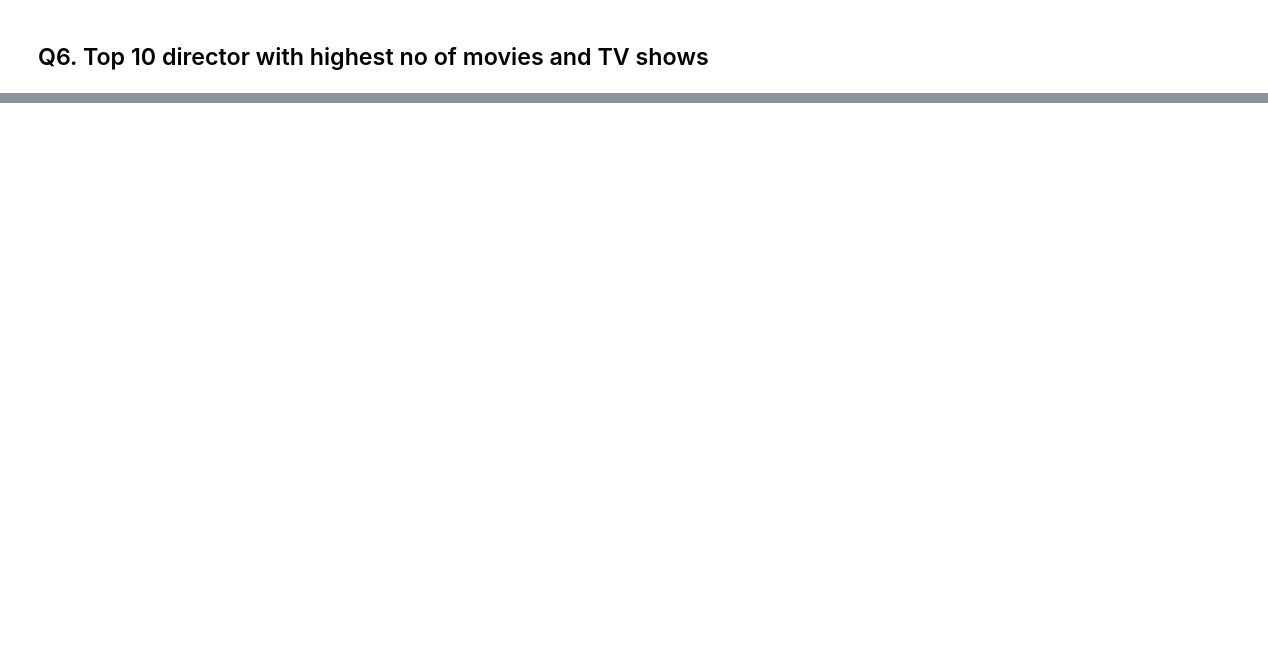
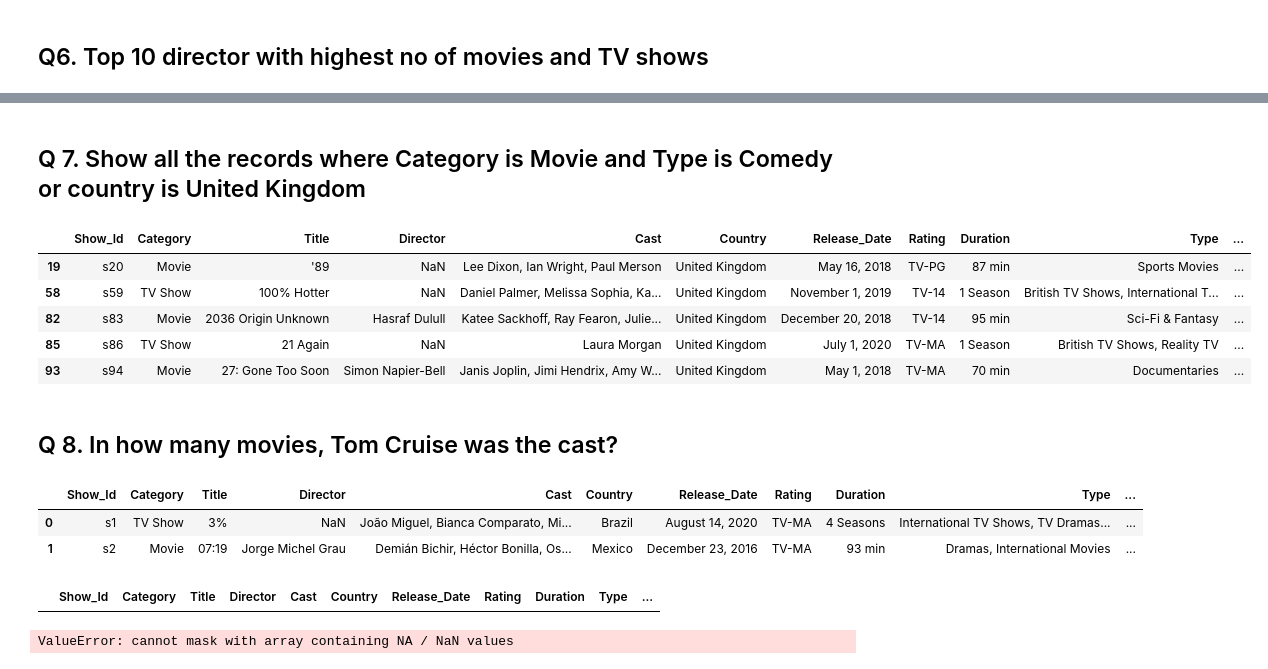
Before and after one commit to hddixit007/Data-Analysis_Netflix-Dataset, a Jupyter notebook: netflix data analysis.ipynb, the cells around one changed output, grey strips where cells are left out. Drawn from its saved outputs; the diff is of its cells as text; code cells hidden in the pictures; blank space fills up the shorter version.

```diff
--- a/netflix data analysis.ipynb
+++ b/netflix data analysis.ipynb
@@ -389 +414,33 @@ Robert Rodriguez           8
 Name: Director, dtype: int64
+# %% [markdown]
+## Q 7. Show all the records where Category is Movie and Type is Comedy or country is United Kingdom
+# %%
+data[(data['Category']=='Movie') & (data['Type']=='Comedy') | (data['Country']=='United Kingdom')].head()
+# %% [output]
+|  | Show_Id | Category | Title | Director | Cast | Country | Release_Date | Rating | Duration | Type | ... |
+| 19 | s20 | Movie | '89 | NaN | Lee Dixon, Ian Wright, Paul Merson | United Kingdom | May 16, 2018 | TV-PG | 87 min | Sports Movies | ... |
+| 58 | s59 | TV Show | 100% Hotter | NaN | Daniel Palmer, Melissa Sophia, Ka... | United Kingdom | November 1, 2019 | TV-14 | 1 Season | British TV Shows, International T... | ... |
+| 82 | s83 | Movie | 2036 Origin Unknown | Hasraf Dulull | Katee Sackhoff, Ray Fearon, Julie... | United Kingdom | December 20, 2018 | TV-14 | 95 min | Sci-Fi & Fantasy | ... |
+| 85 | s86 | TV Show | 21 Again | NaN | Laura Morgan | United Kingdom | July 1, 2020 | TV-MA | 1 Season | British TV Shows, Reality TV | ... |
+| 93 | s94 | Movie | 27: Gone Too Soon | Simon Napier-Bell | Janis Joplin, Jimi Hendrix, Amy W... | United Kingdom | May 1, 2018 | TV-MA | 70 min | Documentaries | ... |
+# %% [markdown]
+## Q 8. In how many movies, Tom Cruise was the cast?
+# %%
+data.head(2)              # We can observe that cast is not a single name so we cant directly check Tom Cruise in Cast instead
+                          # check Tom Cruise is in Cast or not
+# %% [output]
+|  | Show_Id | Category | Title | Director | Cast | Country | Release_Date | Rating | Duration | Type | ... |
+| 0 | s1 | TV Show | 3% | NaN | João Miguel, Bianca Comparato, Mi... | Brazil | August 14, 2020 | TV-MA | 4 Seasons | International TV Shows, TV Dramas... | ... |
+| 1 | s2 | Movie | 07:19 | Jorge Michel Grau | Demián Bichir, Héctor Bonilla, Os... | Mexico | December 23, 2016 | TV-MA | 93 min | Dramas, International Movies | ... |
+# %%
+data[data['Cast']=='Tom Cruise']      # Showing no record because Tom Cruise alone is not present in Cast
+# %% [output]
+|  | Show_Id | Category | Title | Director | Cast | Country | Release_Date | Rating | Duration | Type | ... |
+# %%
+data[data['Cast'].str.contains('Tom Cruise')]
+
+# the error is very important as it is showing that str.contains function cannot work on null values
+
+# Check the error at last
+# %% [output]
+ValueError: cannot mask with array containing NA / NaN values
```
Also changed, not shown: parts of 49 cells of this notebook.
